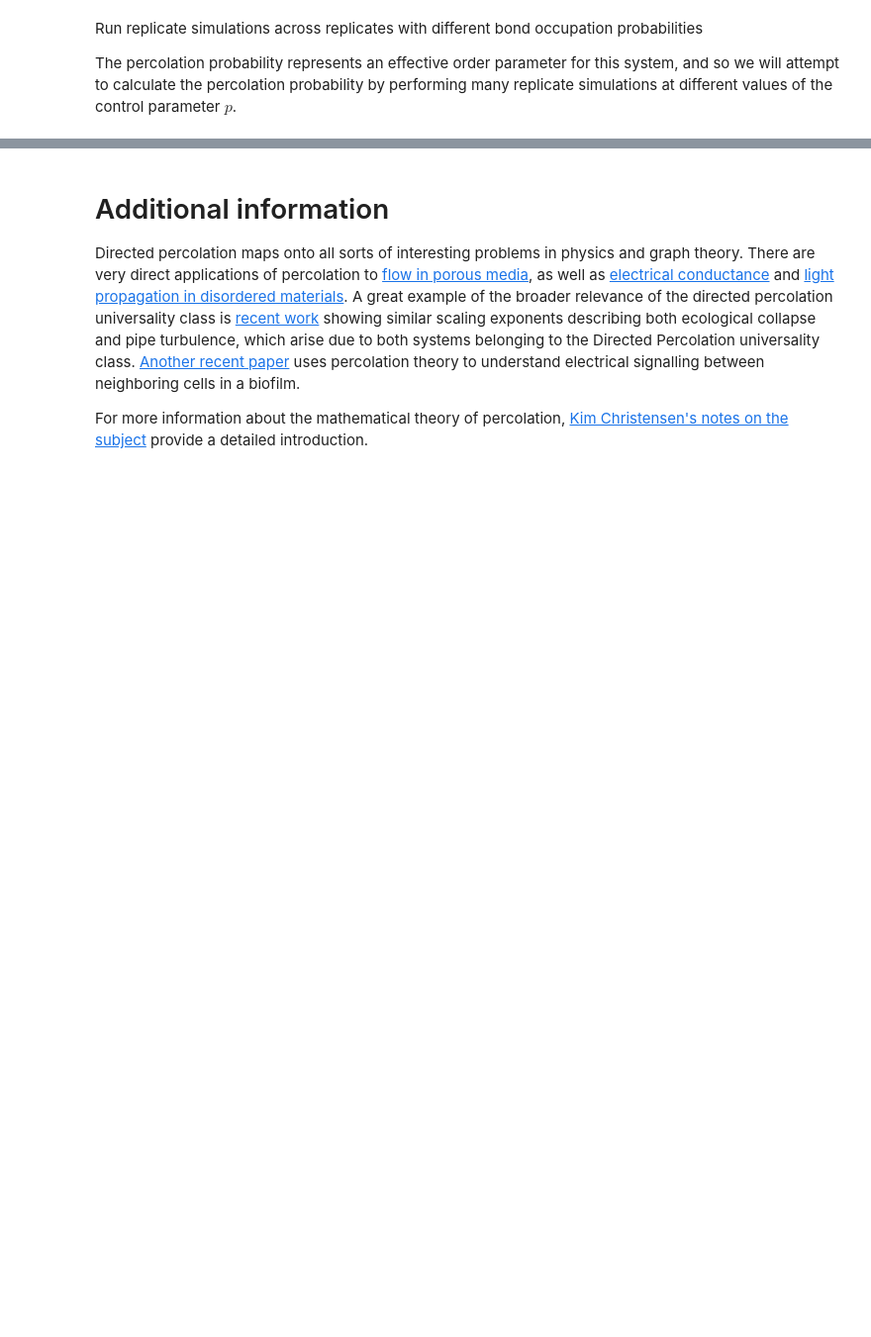
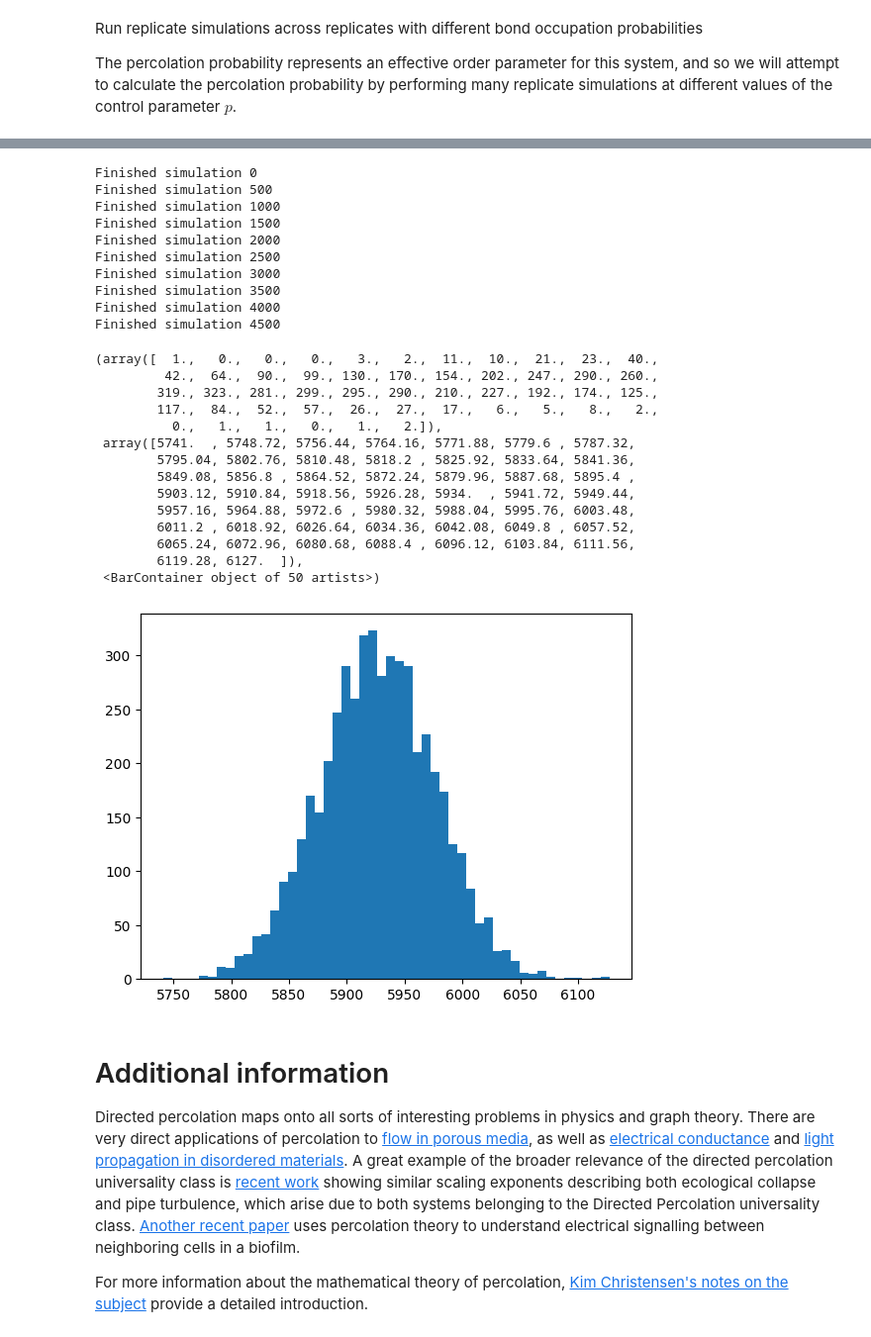
Before and after one commit to npinzunza/phy381cProjects, a Jupyter notebook: 2_cellular_automata_complexity_NPInzunza.ipynb, the cells around one changed output, grey strips where cells are left out. Shown at 99% size. Cells and saved outputs as stored; diff of their text form; code cells hidden in the pictures; blank space fills up the shorter version.

```diff
--- a/2_cellular_automata_complexity_NPInzunza.ipynb
+++ b/2_cellular_automata_complexity_NPInzunza.ipynb
@@ -878,3 +950,48 @@ Finished simulation 4500
+# %%
+## Just from curiousity, plot the distribution of cluster sizes at the percolation threshold
+## why does it appear to be bimodal?
+all_cluster_sizes = list()
+p_c = 0.407259
+n_reps = 5000
+for i in range(n_reps):
+    model = PercolationSimulation(size=100, p=p_c)
+    model.percolate()
+    cluster_size = np.sum(model.grid == 0)
+    all_cluster_sizes.append(cluster_size)
+
+    if i % 500 == 0:
+        print("Finished simulation {}".format(i), flush=True)
+
+all_cluster_sizes = np.array(all_cluster_sizes)
+
+plt.figure()
+plt.hist(all_cluster_sizes, 50)
+# %% [output]
+Finished simulation 0
+Finished simulation 500
+Finished simulation 1000
+Finished simulation 1500
+Finished simulation 2000
+Finished simulation 2500
+Finished simulation 3000
+Finished simulation 3500
+Finished simulation 4000
+Finished simulation 4500
+(array([  1.,   0.,   0.,   0.,   3.,   2.,  11.,  10.,  21.,  23.,  40.,
+         42.,  64.,  90.,  99., 130., 170., 154., 202., 247., 290., 260.,
+        319., 323., 281., 299., 295., 290., 210., 227., 192., 174., 125.,
+        117.,  84.,  52.,  57.,  26.,  27.,  17.,   6.,   5.,   8.,   2.,
+          0.,   1.,   1.,   0.,   1.,   2.]),
+ array([5741.  , 5748.72, 5756.44, 5764.16, 5771.88, 5779.6 , 5787.32,
+        5795.04, 5802.76, 5810.48, 5818.2 , 5825.92, 5833.64, 5841.36,
+        5849.08, 5856.8 , 5864.52, 5872.24, 5879.96, 5887.68, 5895.4 ,
+        5903.12, 5910.84, 5918.56, 5926.28, 5934.  , 5941.72, 5949.44,
+        5957.16, 5964.88, 5972.6 , 5980.32, 5988.04, 5995.76, 6003.48,
+        6011.2 , 6018.92, 6026.64, 6034.36, 6042.08, 6049.8 , 6057.52,
+        6065.24, 6072.96, 6080.68, 6088.4 , 6096.12, 6103.84, 6111.56,
+        6119.28, 6127.  ]),
+ <BarContainer object of 50 artists>)
+[figure, added]
 # %% [markdown]
 # Additional information
 
```
Also changed, not shown: parts of 18 cells of this notebook.
